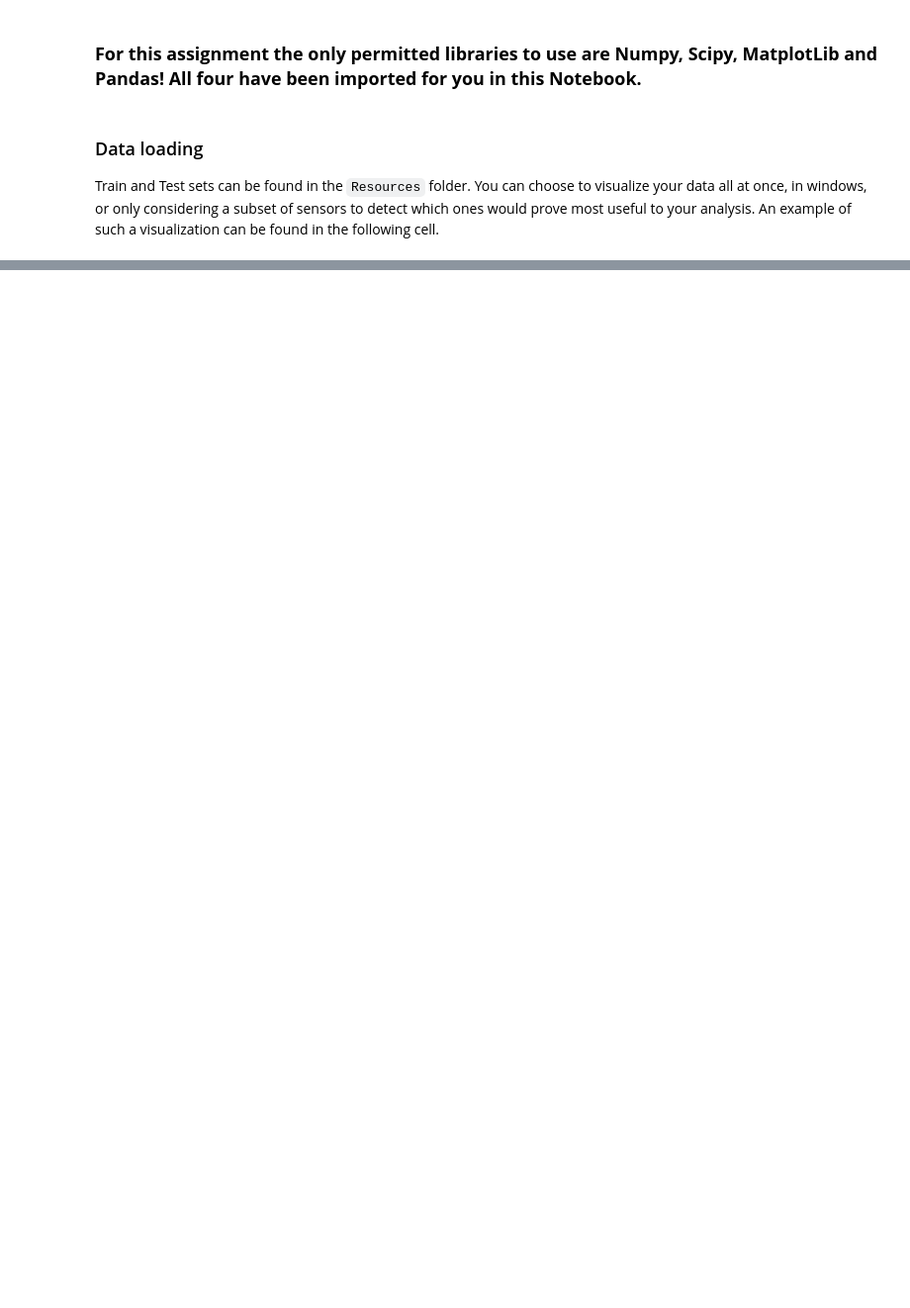
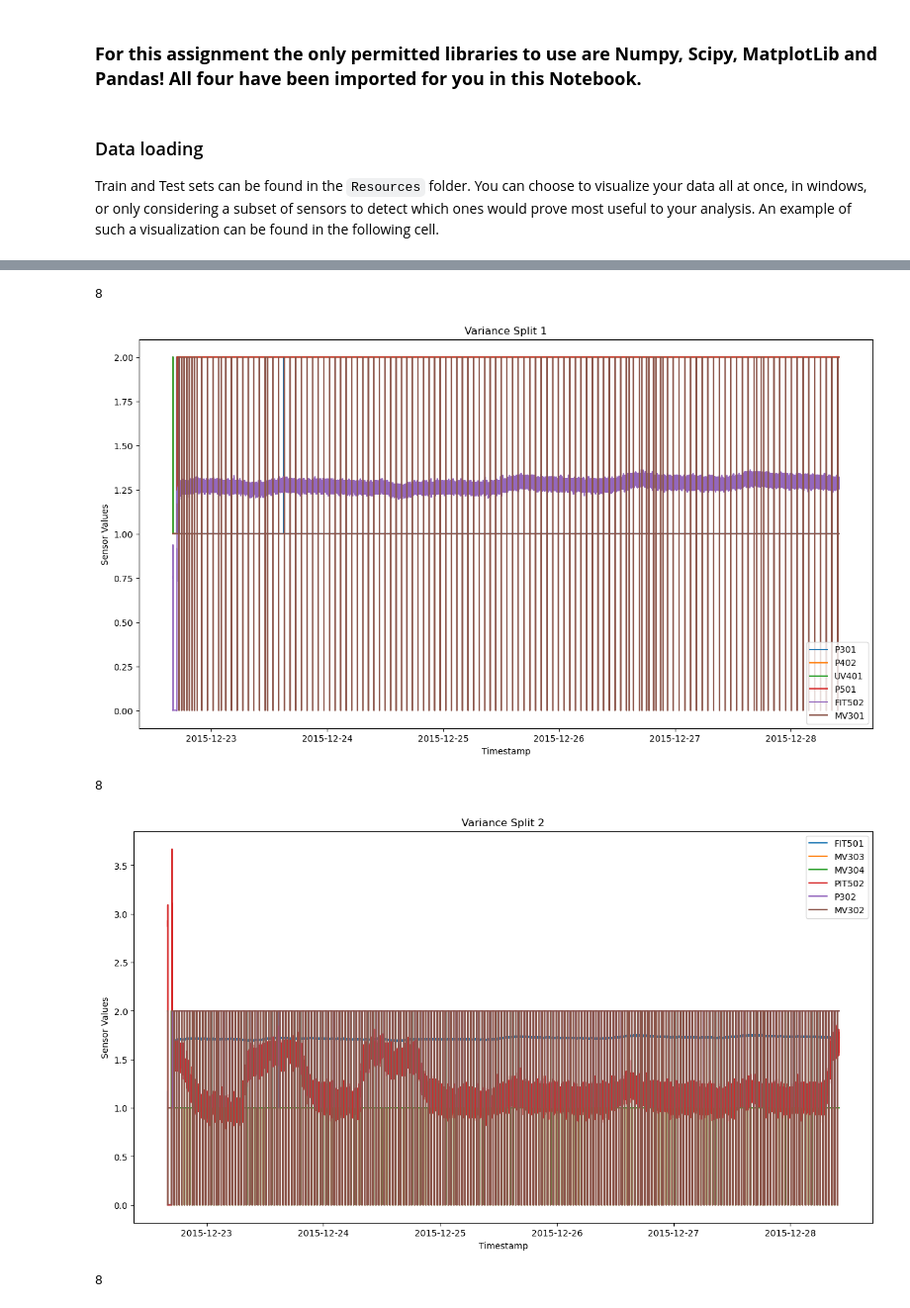
Before and after one commit to blockdoth/data-mining, a Jupyter notebook: Anomaly Detection.ipynb, the cells around one changed output, grey strips where cells are left out. Shown at 99% size. Saved outputs shown, nothing was run; the diff lists cells and outputs as text; code cells hidden in the pictures; blank space fills up the shorter version.

```diff
--- a/Anomaly Detection.ipynb
+++ b/Anomaly Detection.ipynb
@@ -130,3 +24,0 @@ splits = [pd.concat([time_stamp, lowest_range_data[cols]],axis=1) for cols in np
-# %%
-for i, split in enumerate(splits):
-  visualize_sensor_data(split[:-1], title=f"Low Split {i + 1}")
@@ -306,0 +130,23 @@ LinAlgError: Array must not contain infs or NaNs
+# %%
+
+lower_range_signals = lower_range_data.iloc[:, 1:-1]
+variances = lower_range_signals.var()
+sorted_variances = variances.sort_values()
+
+print("Signals in \"lower_range_signals\", sorted by variance:")
+print(sorted_variances)
+
+
+var_size = len(sorted_variances)
+window_size = var_size // 3
+
+variance_splits = []
+for i in range(3):
+  start = i * window_size
+  end = (i + 1) * window_size
+  if i == 2:
+    end += 1
+
+  split_columns = sorted_variances.index[start:end]
+  split_df = pd.concat([time_stamps, lower_range_signals[split_columns]], axis=1)
+  variance_splits.append(split_df)
@@ -306,0 +171,9 @@ LinAlgError: Array must not contain infs or NaNs
+# %%
+for i, split in enumerate(variance_splits):
+  visualize_sensor_data(split, title=f"Variance Split {i + 1}")
+# %% [output]
+8
+[figure, added]
+8
+[figure, added]
+8
```
Also changed, not shown: parts of 45 cells of this notebook, 2 other files.
